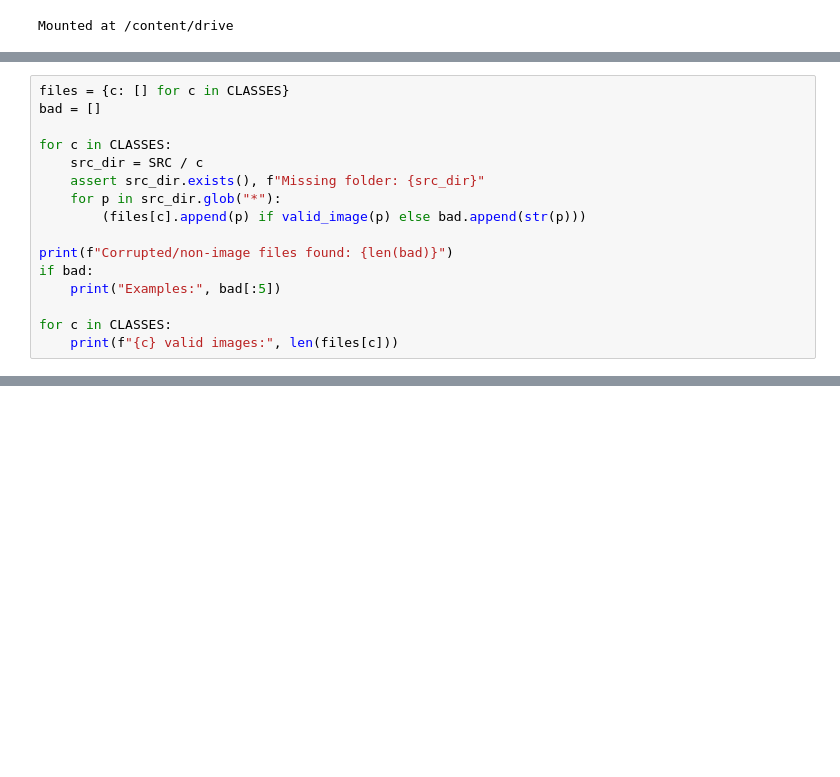
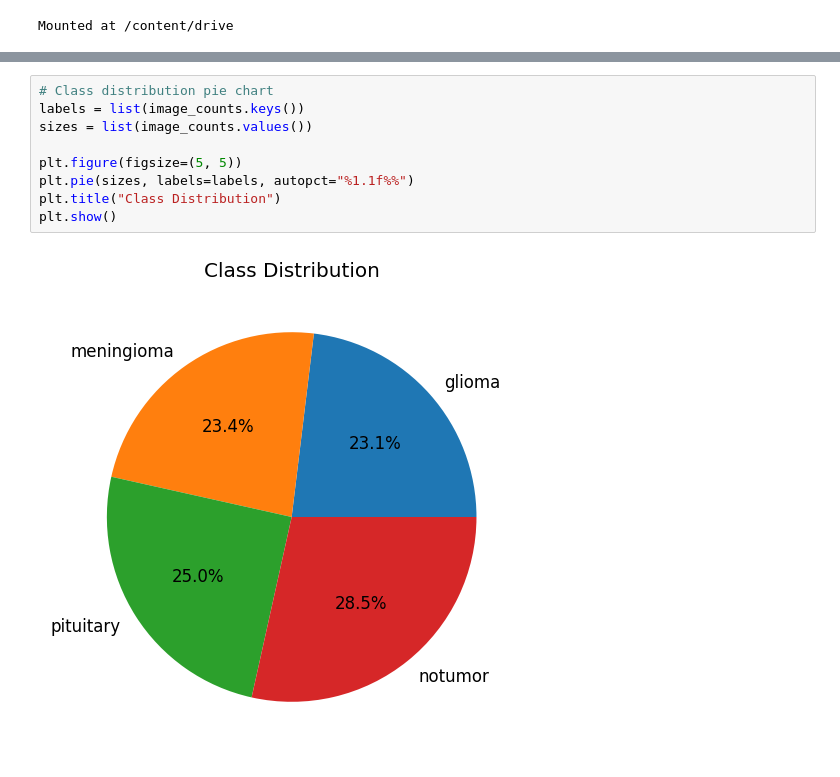
Before and after one commit to Laksopan23/Brain-Tumor-Detection-Models, a Jupyter notebook: Yolov11n.ipynb, the cells around one changed output, grey strips where cells are left out. Drawn from its saved outputs; the diff is of its cells as text; blank space fills up the shorter version.

```diff
--- a/Yolov11n.ipynb
+++ b/Yolov11n.ipynb
@@ -100,16 +33,0 @@ def valid_image(p: Path) -> bool:
-# %%
-files = {c: [] for c in CLASSES}
-bad = []
-
-for c in CLASSES:
-    src_dir = SRC / c
-    assert src_dir.exists(), f"Missing folder: {src_dir}"
-    for p in src_dir.glob("*"):
-        (files[c].append(p) if valid_image(p) else bad.append(str(p)))
-
-print(f"Corrupted/non-image files found: {len(bad)}")
-if bad:
-    print("Examples:", bad[:5])
-
-for c in CLASSES:
-    print(f"{c} valid images:", len(files[c]))
@@ -526,0 +80,11 @@ Using 800 images total for histogram.
+# %%
+# Class distribution pie chart
+labels = list(image_counts.keys())
+sizes = list(image_counts.values())
+
+plt.figure(figsize=(5, 5))
+plt.pie(sizes, labels=labels, autopct="%1.1f%%")
+plt.title("Class Distribution")
+plt.show()
+# %% [output]
+[figure, added]
```
Also changed, not shown: parts of 49 cells of this notebook.
